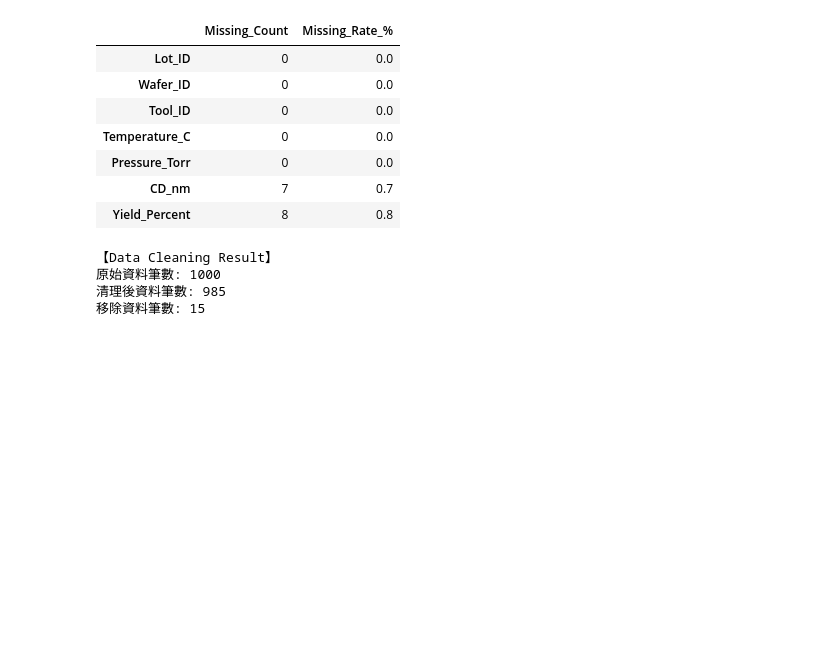
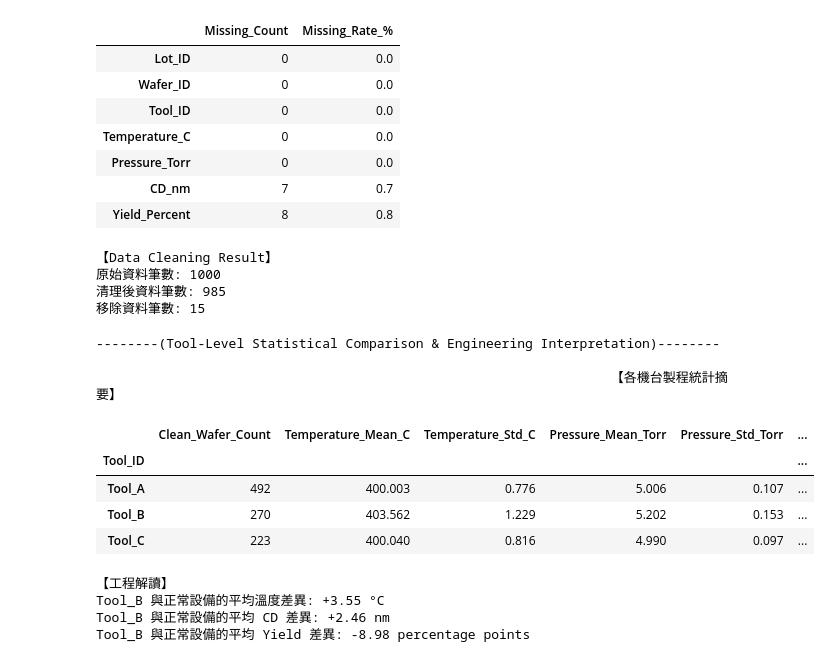
Before and after one commit to u9828057/Python_Practice, a Jupyter notebook: Electronics_with_Python/Electronics_Simulation_09_03_Python_Based_Semiconductor_Manufacturing_Data_Analysis_Prototype.ipynb, the cells around one changed output. Drawn from its saved outputs; the diff is of its cells as text; code cells hidden in the pictures; blank space fills up the shorter version.

```diff
--- a/Electronics_with_Python/Electronics_Simulation_09_03_Python_Based_Semiconductor_Manufacturing_Data_Analysis_Prototype.ipynb
+++ b/Electronics_with_Python/Electronics_Simulation_09_03_Python_Based_Semiconductor_Manufacturing_Data_Analysis_Prototype.ipynb
@@ -188,6 +188,69 @@ print(f"移除資料筆數: {len(df_raw) - len(df_clean)}")
 原始資料筆數: 1000
 清理後資料筆數: 985
 移除資料筆數: 15
+# %%
+print("--------(Tool-Level Statistical Comparison & Engineering Interpretation)--------\n")
+
+#======================
+# 機台層級統計比較
+#======================
+
+tool_summary = (
+    df_clean
+    .groupby("Tool_ID")  # 1. 分組: 把資料依照機台 (A, B, C) 分成三堆
+    .agg(         # 2. 聚合: 針對每一堆資料，計算想要的統計量
+       Clean_Wafer_Count=("Wafer_ID", "count"),
+
+       Temperature_Mean_C=("Temperature_C", "mean"),
+       Temperature_Std_C=("Temperature_C", "std"),
+
+       Pressure_Mean_Torr=("Pressure_Torr", "mean"),
+       Pressure_Std_Torr=("Pressure_Torr", "std"),
+
+       CD_Mean_nm=("CD_nm", "mean"),
+       CD_Std_nm=("CD_nm", "std"),
+
+       Yield_Mean_Percent=("Yield_Percent", "mean"),
+       Yield_Std_Percent=("Yield_Percent", "std")
+    )
+    .round(3)
+)
+
+print(f"{' '*66}【各機台製程統計摘要】")
+display(tool_summary)
+
+
+#==============
+# 工程解讀
+#==============
+
+# 將 Tool_A 與 Tool_C 的晶圓資料合併後
+# 視為正常設備 Reference Group
+normal_reference = df_clean[df_clean["Tool_ID"].isin(["Tool_A", "Tool_C"])]
+tool_b_data = df_clean[df_clean["Tool_ID"] == "Tool_B"]
+
+# 計算 Tool_B 相較正常設備的平均差異
+temperature_diff = tool_b_data["Temperature_C"].mean() - normal_reference["Temperature_C"].mean()
+cd_diff = tool_b_data["CD_nm"].mean() - normal_reference["CD_nm"].mean()
+yield_diff = tool_b_data["Yield_Percent"].mean() - normal_reference["Yield_Percent"].mean()
+
+print(f"\n\n【工程解讀】")
+print(f"Tool_B 與正常設備的平均溫度差異: {temperature_diff:+.2f} °C")
+print(f"Tool_B 與正常設備的平均 CD 差異: {cd_diff:+.2f} nm")
+print(f"Tool_B 與正常設備的平均 Yield 差異: {yield_diff:+.2f} percentage points")
+# %% [output]
+--------(Tool-Level Statistical Comparison & Engineering Interpretation)--------
+
+                                                                  【各機台製程統計摘要】
+|  | Clean_Wafer_Count | Temperature_Mean_C | Temperature_Std_C | Pressure_Mean_Torr | Pressure_Std_Torr | ... |
+| Tool_ID |  |  |  |  |  | ... |
+| Tool_A | 492 | 400.003 | 0.776 | 5.006 | 0.107 | ... |
+| Tool_B | 270 | 403.562 | 1.229 | 5.202 | 0.153 | ... |
+| Tool_C | 223 | 400.040 | 0.816 | 4.990 | 0.097 | ... |
+【工程解讀】
+Tool_B 與正常設備的平均溫度差異: +3.55 °C
+Tool_B 與正常設備的平均 CD 差異: +2.46 nm
+Tool_B 與正常設備的平均 Yield 差異: -8.98 percentage points
 # %%
 
 # § 補充資料
```
Also changed, not shown: parts of 1 cell of this notebook.
